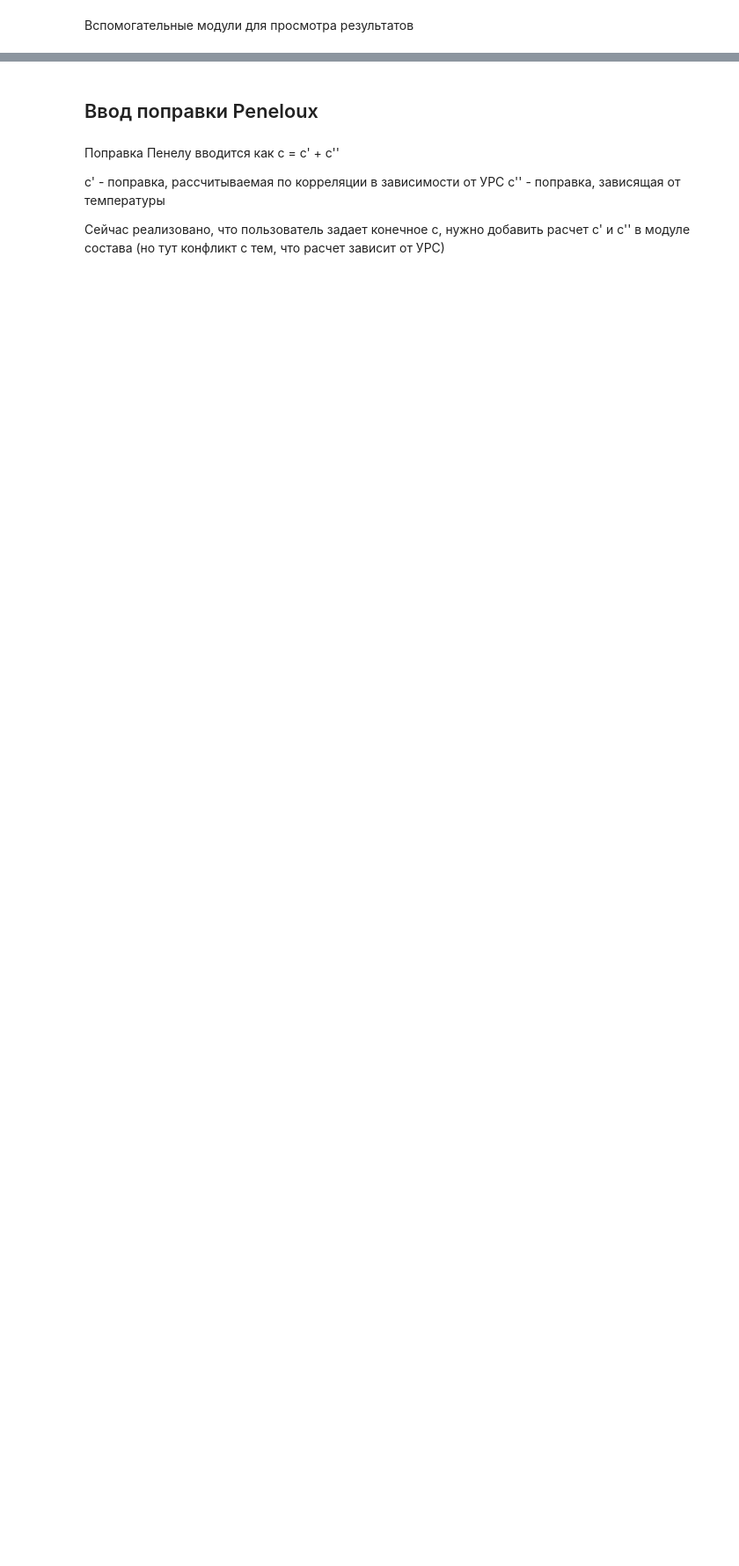
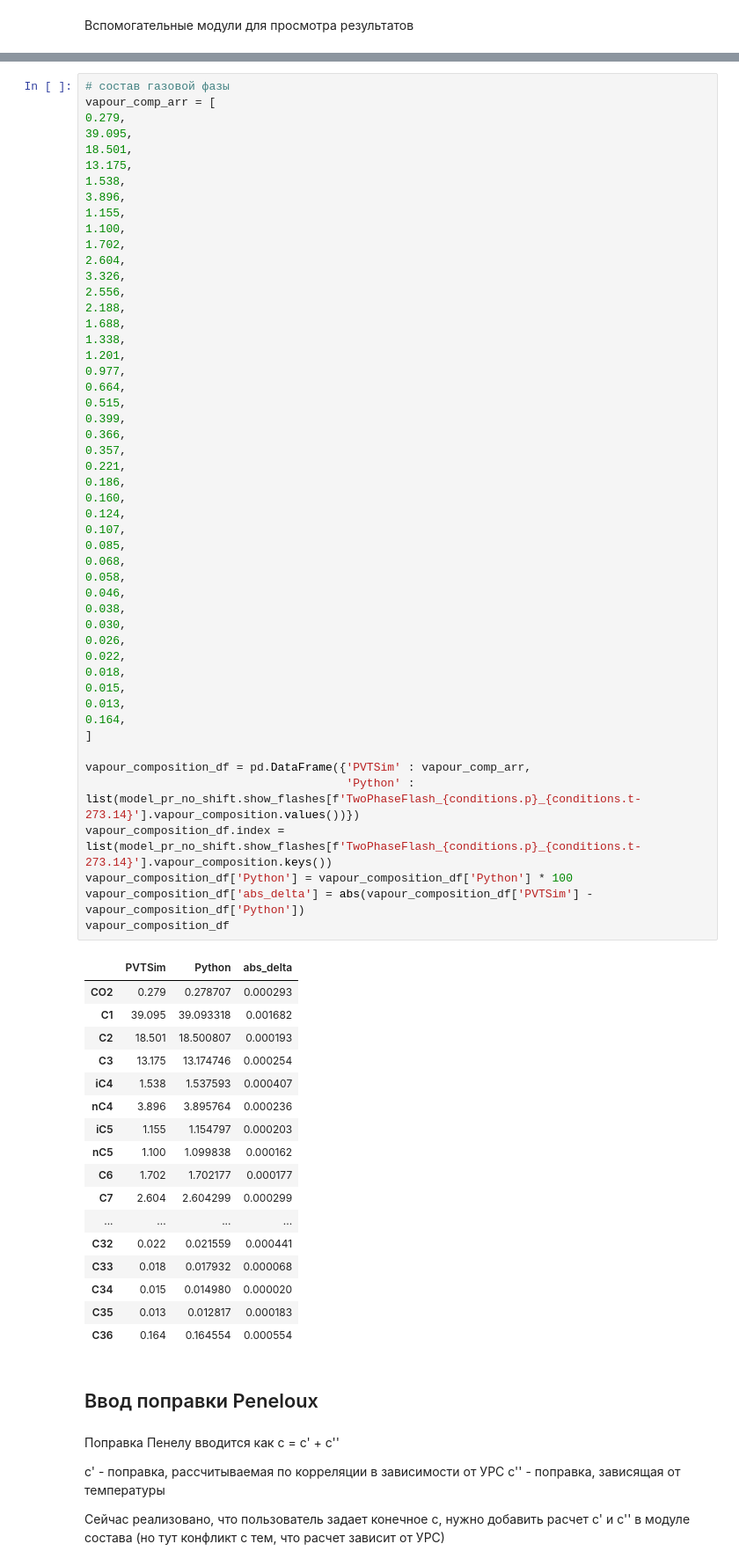
Before and after one commit to SidorenkoDD/BlackBoxFluid, a Jupyter notebook: code/notebook.ipynb, the cells around one changed output, grey strips where cells are left out. Shown at 88% size. Drawn from its saved outputs; the diff is of its cells as text; blank space fills up the shorter version.

```diff
--- a/code/notebook.ipynb
+++ b/code/notebook.ipynb
@@ -623,3 +741,71 @@ Visc, cP                0.020084    0.797735
+# %%
+# состав газовой фазы
+vapour_comp_arr = [
+0.279,
+39.095,
+18.501,
+13.175,
+1.538,
+3.896,
+1.155,
+1.100,
+1.702,
+2.604,
+3.326,
+2.556,
+2.188,
+1.688,
+1.338,
+1.201,
+0.977,
+0.664,
+0.515,
+0.399,
+0.366,
+0.357,
+0.221,
+0.186,
+0.160,
+0.124,
+0.107,
+0.085,
+0.068,
+0.058,
+0.046,
+0.038,
+0.030,
+0.026,
+0.022,
+0.018,
+0.015,
+0.013,
+0.164,
+]
+
+vapour_composition_df = pd.DataFrame({'PVTSim' : vapour_comp_arr,
+                                      'Python' : list(model_pr_no_shift.show_flashes[f'TwoPhaseFlash_{conditions.p}_{conditions.t-273.14}'].vapour_composition.values())})
+vapour_composition_df.index = list(model_pr_no_shift.show_flashes[f'TwoPhaseFlash_{conditions.p}_{conditions.t-273.14}'].vapour_composition.keys())
+vapour_composition_df['Python'] = vapour_composition_df['Python'] * 100
+vapour_composition_df['abs_delta'] = abs(vapour_composition_df['PVTSim'] - vapour_composition_df['Python'])
+vapour_composition_df
+# %% [output]
+|  | PVTSim | Python | abs_delta |
+| CO2 | 0.279 | 0.278707 | 0.000293 |
+| C1 | 39.095 | 39.093318 | 0.001682 |
+| C2 | 18.501 | 18.500807 | 0.000193 |
+| C3 | 13.175 | 13.174746 | 0.000254 |
+| iC4 | 1.538 | 1.537593 | 0.000407 |
+| nC4 | 3.896 | 3.895764 | 0.000236 |
+| iC5 | 1.155 | 1.154797 | 0.000203 |
+| nC5 | 1.100 | 1.099838 | 0.000162 |
+| C6 | 1.702 | 1.702177 | 0.000177 |
+| C7 | 2.604 | 2.604299 | 0.000299 |
+| ... | ... | ... | ... |
+| C32 | 0.022 | 0.021559 | 0.000441 |
+| C33 | 0.018 | 0.017932 | 0.000068 |
+| C34 | 0.015 | 0.014980 | 0.000020 |
+| C35 | 0.013 | 0.012817 | 0.000183 |
+| C36 | 0.164 | 0.164554 | 0.000554 |
 # %% [markdown]
 ## Ввод поправки Peneloux
 # %% [markdown]
```
Also changed, not shown: parts of 66 cells of this notebook, 1 other file.
